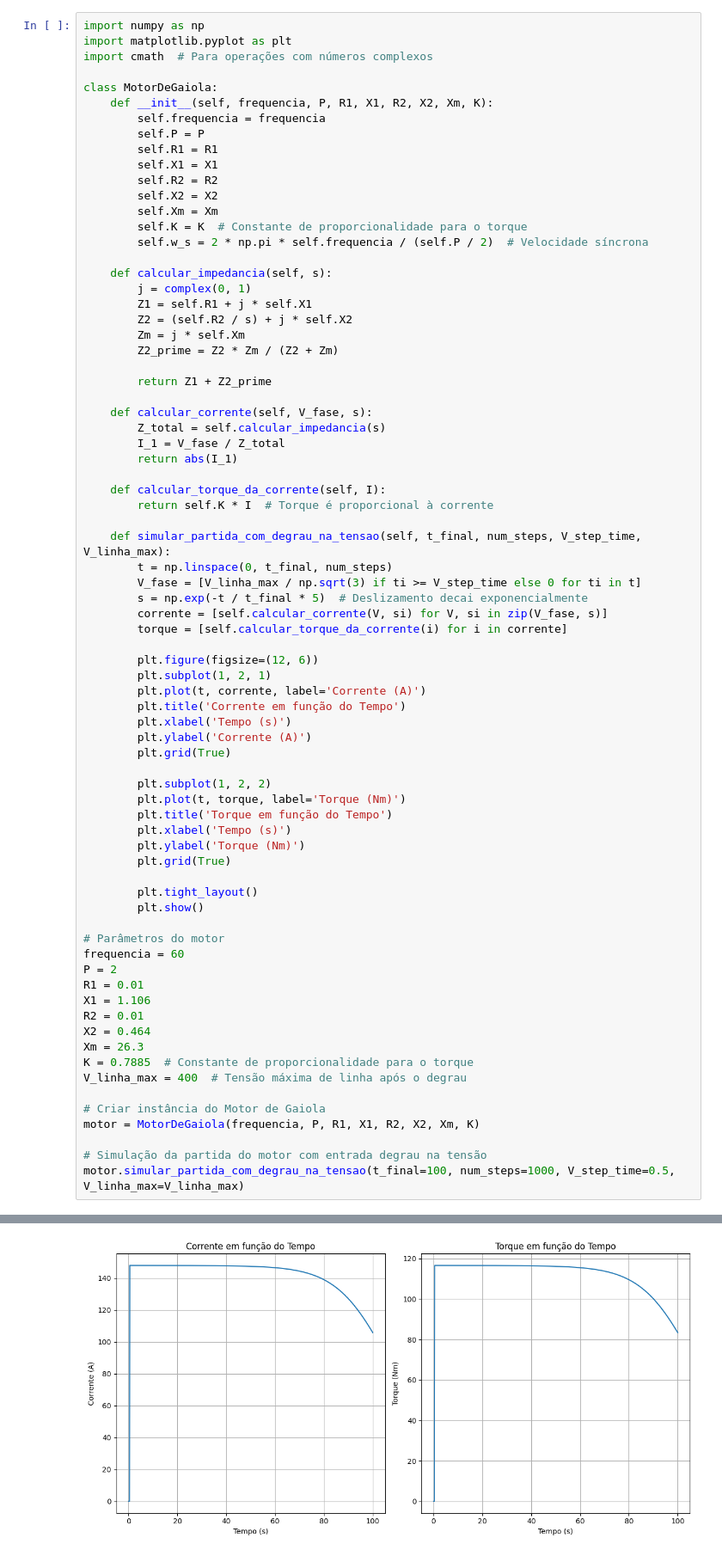
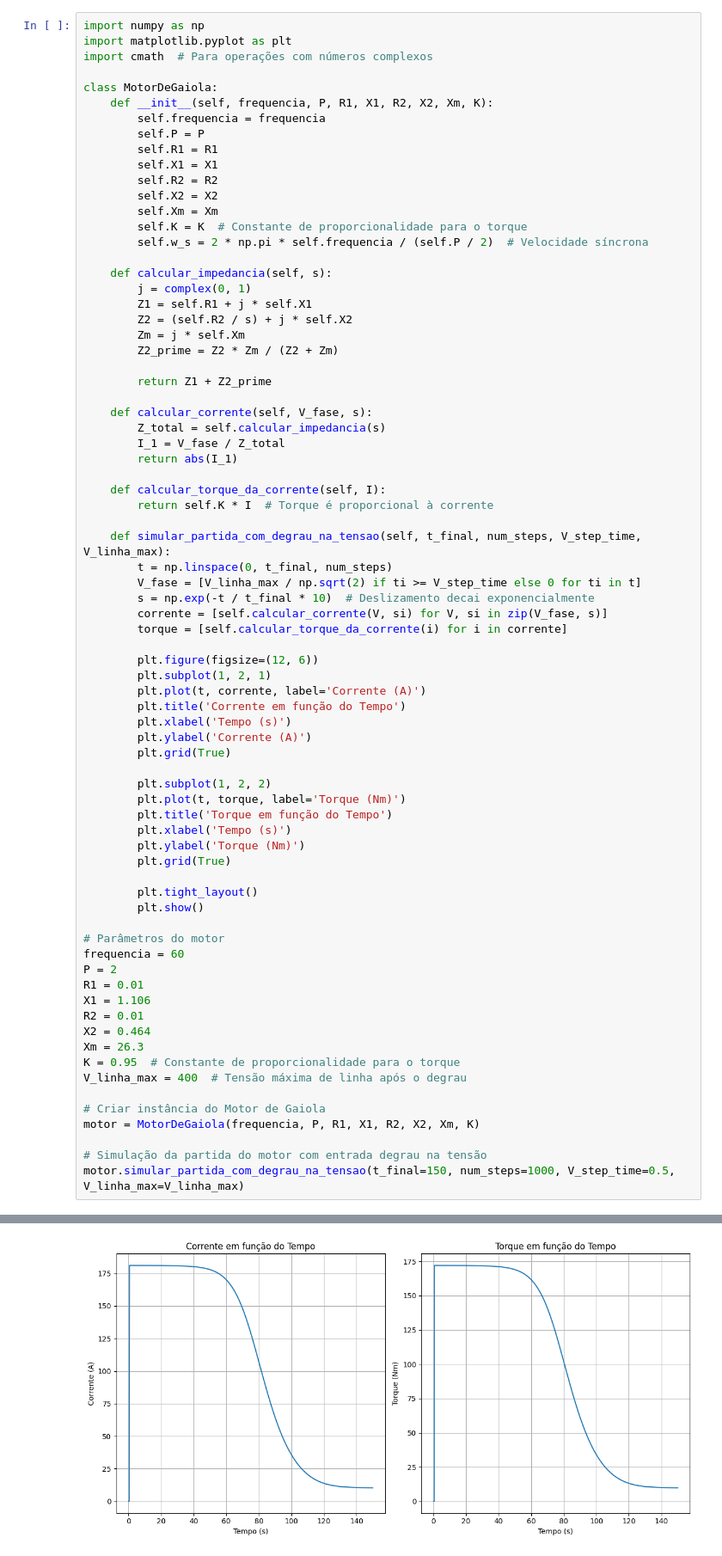
Before and after one commit to verg1lio/XangoER, a Jupyter notebook: Simulação_motor_gaiola.ipynb, the cells around one changed output, grey strips where cells are left out. Shown at 86% size. Saved outputs shown, nothing was run; the diff lists cells and outputs as text.

```diff
--- a/Simulação_motor_gaiola.ipynb
+++ b/Simulação_motor_gaiola.ipynb
@@ -241,8 +241,8 @@ class MotorDeGaiola:
 
     def simular_partida_com_degrau_na_tensao(self, t_final, num_steps, V_step_time, V_linha_max):
         t = np.linspace(0, t_final, num_steps)
-        V_fase = [V_linha_max / np.sqrt(3) if ti >= V_step_time else 0 for ti in t]
-        s = np.exp(-t / t_final * 5)  # Deslizamento decai exponencialmente
+        V_fase = [V_linha_max / np.sqrt(2) if ti >= V_step_time else 0 for ti in t]
+        s = np.exp(-t / t_final * 10)  # Deslizamento decai exponencialmente
         corrente = [self.calcular_corrente(V, si) for V, si in zip(V_fase, s)]
         torque = [self.calcular_torque_da_corrente(i) for i in corrente]
 
@@ -272,12 +272,12 @@ X1 = 1.106
 R2 = 0.01
 X2 = 0.464
 Xm = 26.3
-K = 0.7885  # Constante de proporcionalidade para o torque
+K = 0.95  # Constante de proporcionalidade para o torque
 V_linha_max = 400  # Tensão máxima de linha após o degrau
 
 # Criar instância do Motor de Gaiola
 motor = MotorDeGaiola(frequencia, P, R1, X1, R2, X2, Xm, K)
 
 # Simulação da partida do motor com entrada degrau na tensão
-motor.simular_partida_com_degrau_na_tensao(t_final=100, num_steps=1000, V_step_time=0.5, V_linha_max=V_linha_max)
+motor.simular_partida_com_degrau_na_tensao(t_final=150, num_steps=1000, V_step_time=0.5, V_linha_max=V_linha_max)
 # %% [output]
@@ -301,4 +284,4 @@ motor.simular_partida_com_degrau_na_tensao(t_final=100, num_steps=1000, V_step_t
-[figure, old version]
+[figure, new version]
 # %%
 import numpy as np
 import matplotlib.pyplot as plt
```
Also changed, not shown: parts of 2 cells of this notebook.
